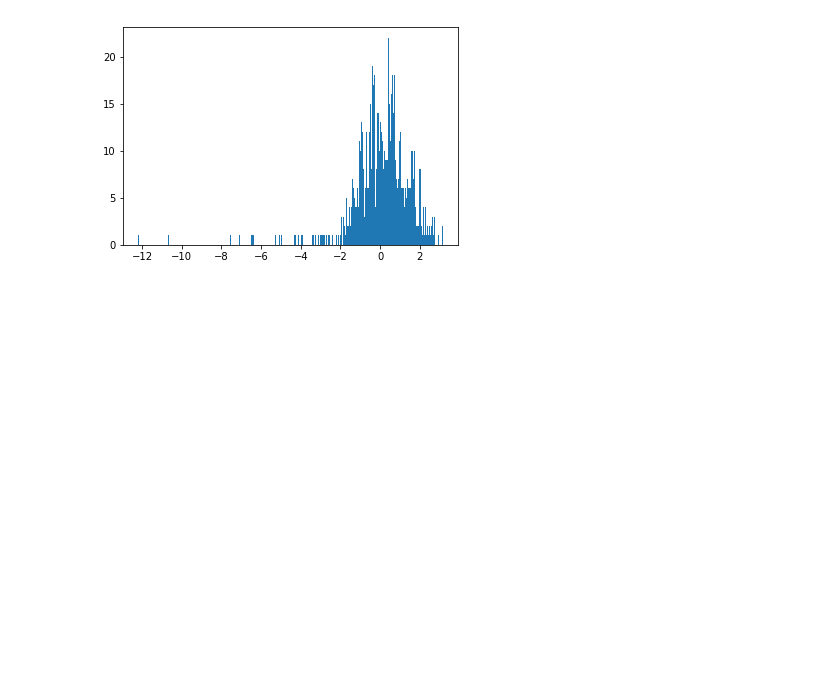
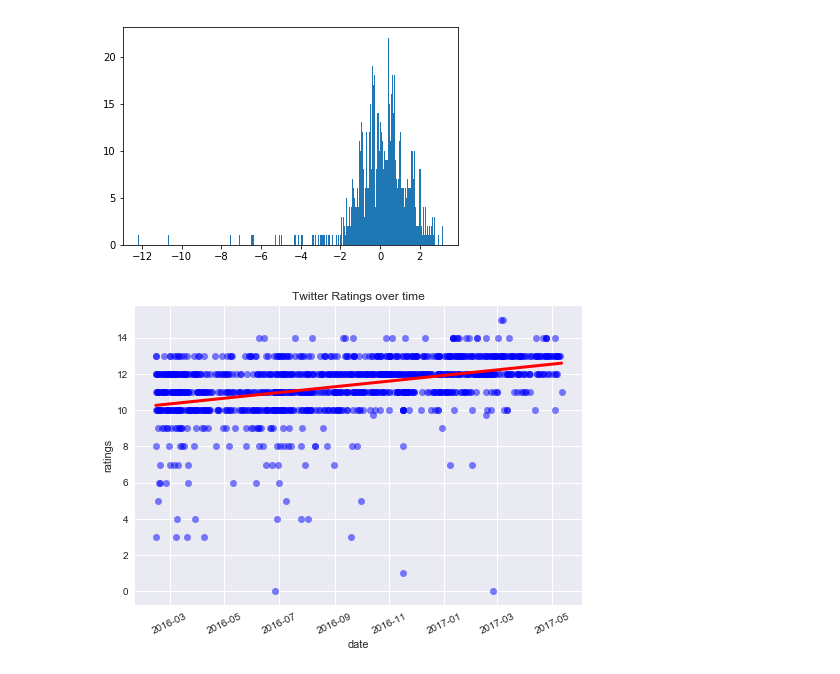
Before and after one commit to kevinzhangftw/Computional-Data-Science-, a Jupyter notebook: e7/dog-rates.ipynb, the cells around one changed output. Drawn from its saved outputs; the diff is of its cells as text; code cells hidden in the pictures; blank space fills up the shorter version.

```diff
--- a/e7/dog-rates.ipynb
+++ b/e7/dog-rates.ipynb
@@ -81,0 +85,10 @@ plt.show()
+# %%
+plt.title('Twitter Ratings over time')
+plt.xlabel('date')
+plt.ylabel('ratings')
+plt.xticks(rotation=25)
+plt.plot(filteredBigDogs['created_at'].values, filteredBigDogs['ratings'].values, 'bo', alpha=0.5)
+plt.plot(filteredBigDogs['created_at'].values, filteredBigDogs['timestamp']*fit.slope + fit.intercept, 'r-', linewidth=3)
+plt.show()
+# %% [output]
+[figure, added]
```
Also changed, not shown: parts of 5 cells of this notebook, 8 other files.
